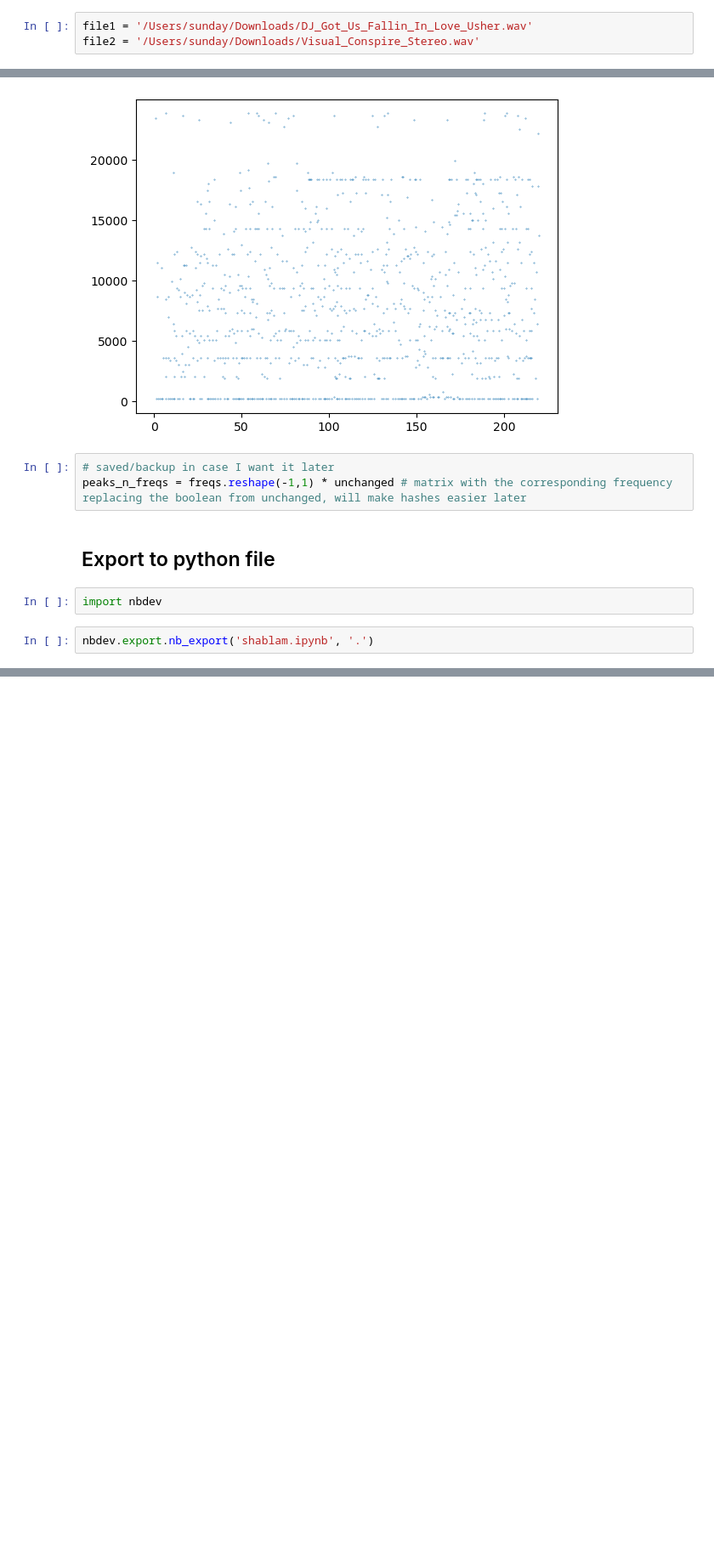
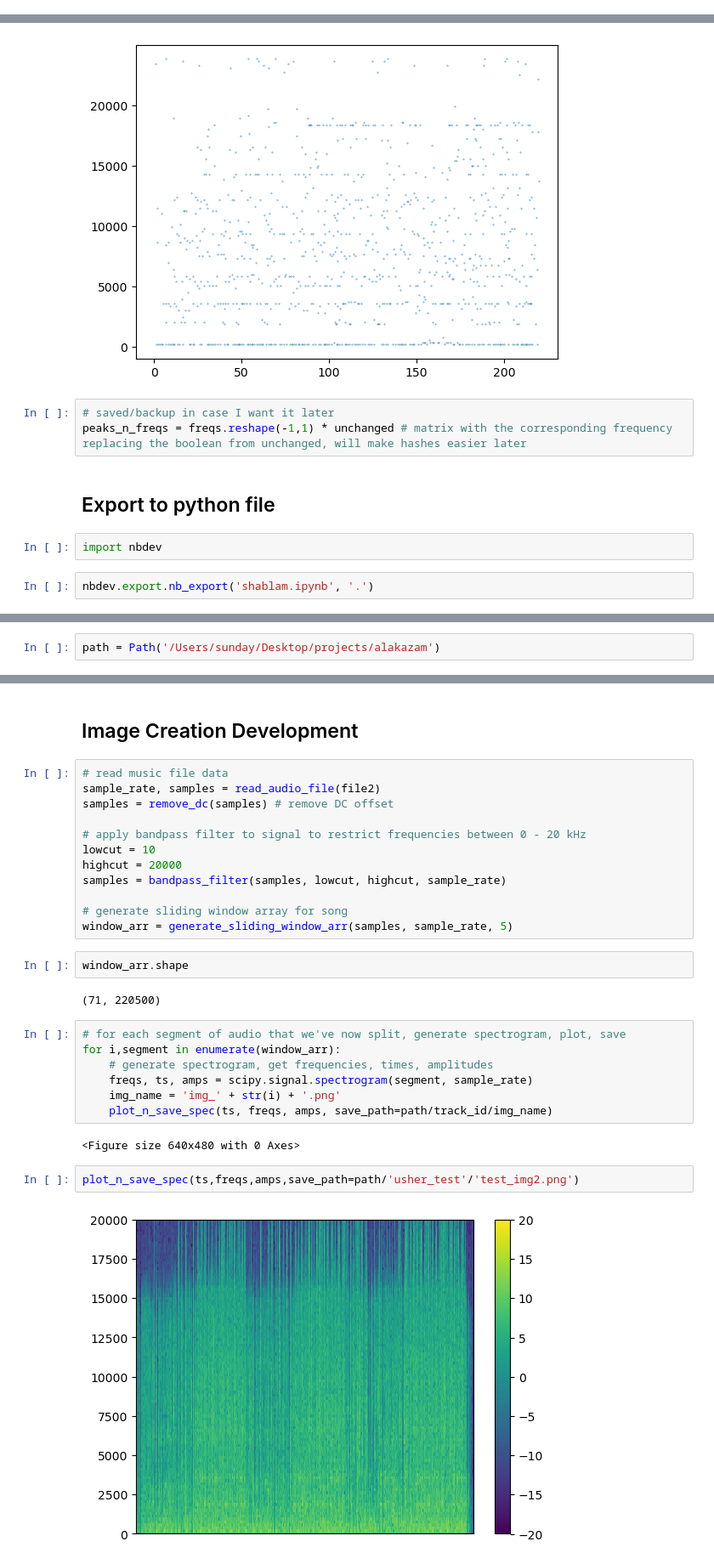
Before and after one commit to suhaas-garre/alakazam, a Jupyter notebook: alakazam.ipynb, the cells around one changed output, grey strips where cells are left out. Shown at 85% size. Drawn from its saved outputs; the diff is of its cells as text; blank space fills up the shorter version.

```diff
--- a/alakazam.ipynb
+++ b/alakazam.ipynb
@@ -195,9 +222,6 @@ def add_song_to_db(song_filepath, db_filepath=db_filepath):
     db = pd.concat([db, song_fingerprint], ignore_index=True) # add song df to db file
     db.to_csv(db_filepath) # save db again to same file
     return db
-# %%
-file1 = '/Users/sunday/Downloads/DJ_Got_Us_Fallin_In_Love_Usher.wav'
-file2 = '/Users/sunday/Downloads/Visual_Conspire_Stereo.wav'
 # %%
 song_fingerprint_1 = generate_fingerprint(file1)
 song_fingerprint_1.to_csv('shablam_db.csv')
@@ -385,0 +422,2 @@ nbdev.export.nb_export('shablam.ipynb', '.')
+# %%
+path = Path('/Users/sunday/Desktop/projects/alakazam')
@@ -385,0 +487,31 @@ nbdev.export.nb_export('shablam.ipynb', '.')
+# %% [markdown]
+## Image Creation Development
+# %%
+# read music file data
+sample_rate, samples = read_audio_file(file2)
+samples = remove_dc(samples) # remove DC offset
+
+# apply bandpass filter to signal to restrict frequencies between 0 - 20 kHz
+lowcut = 10
+highcut = 20000
+samples = bandpass_filter(samples, lowcut, highcut, sample_rate)
+
+# generate sliding window array for song
+window_arr = generate_sliding_window_arr(samples, sample_rate, 5)
+# %%
+window_arr.shape
+# %% [output]
+(71, 220500)
+# %%
+# for each segment of audio that we've now split, generate spectrogram, plot, save
+for i,segment in enumerate(window_arr):
+    # generate spectrogram, get frequencies, times, amplitudes
+    freqs, ts, amps = scipy.signal.spectrogram(segment, sample_rate)
+    img_name = 'img_' + str(i) + '.png'
+    plot_n_save_spec(ts, freqs, amps, save_path=path/track_id/img_name)
+# %% [output]
+<Figure size 640x480 with 0 Axes>
+# %%
+plot_n_save_spec(ts,freqs,amps,save_path=path/'usher_test'/'test_img2.png')
+# %% [output]
+[figure, added]
```
Also changed, not shown: parts of 21 cells of this notebook.
